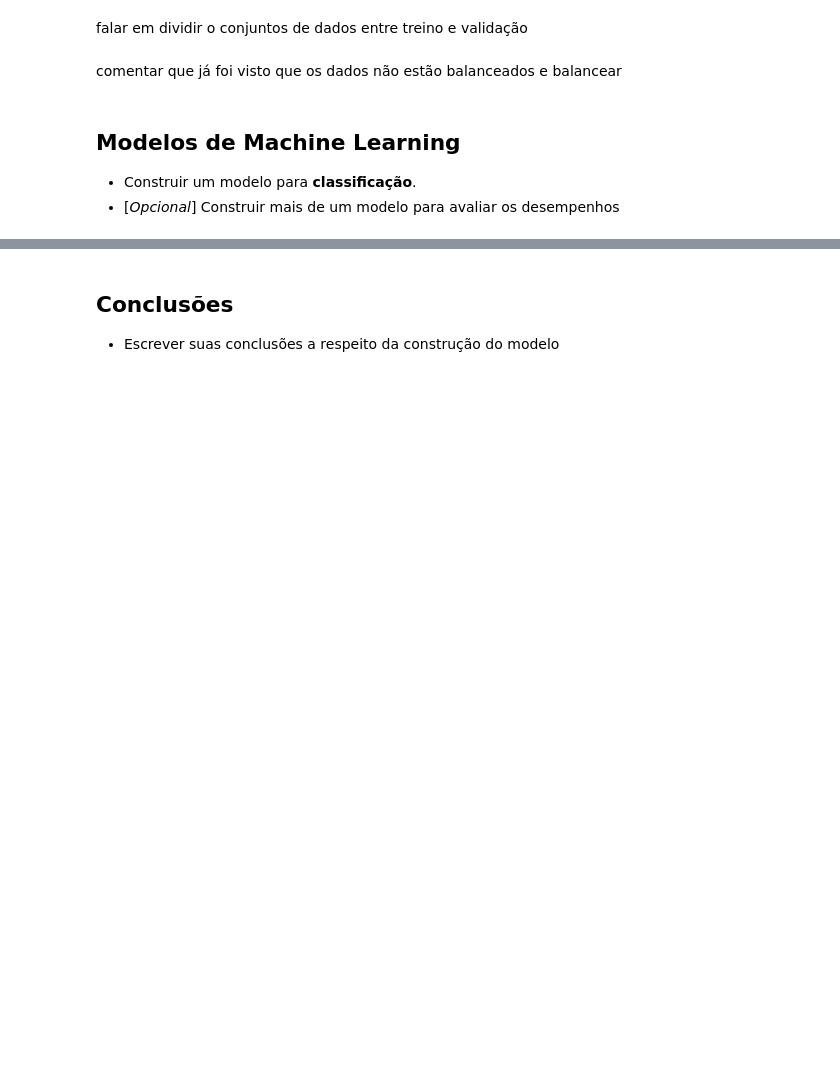
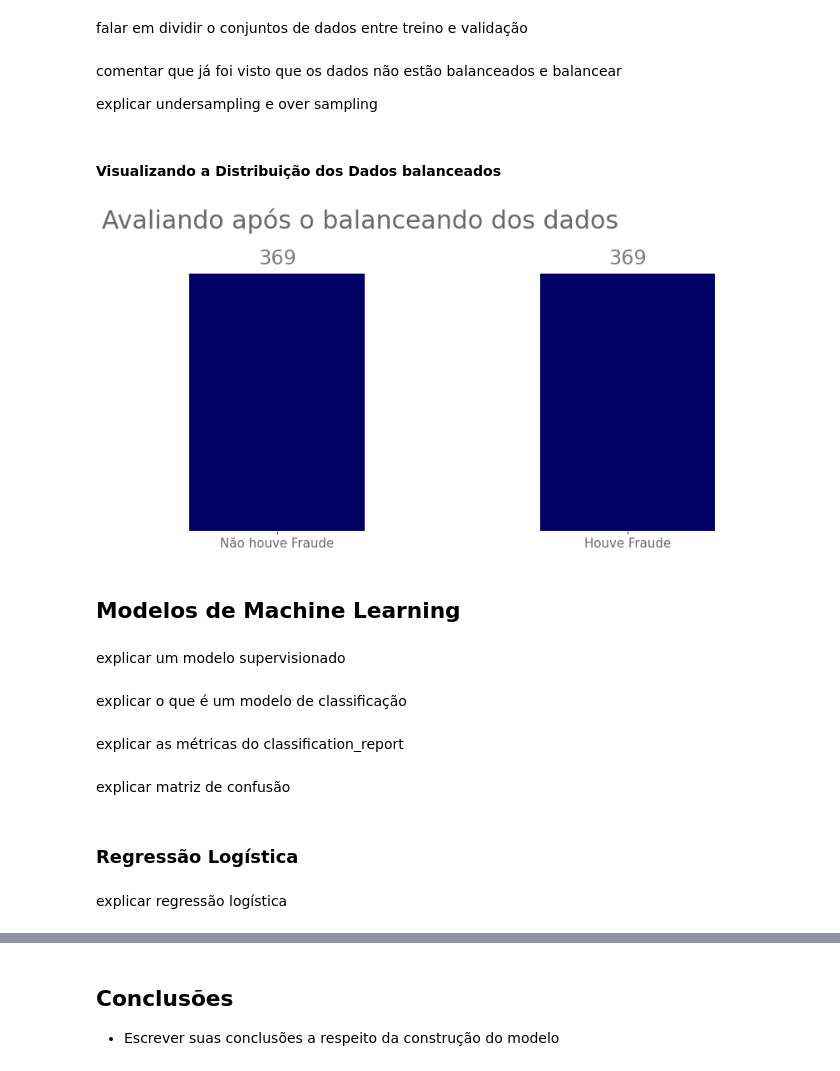
Before and after one commit to FerrazThales/Deteccao_de_fraudes_em_cartoes_de_credito, a Jupyter notebook: Detecção_de_Fraude_em_Cartões_de_Crédito.ipynb, the cells around one changed output, grey strips where cells are left out. Cells and saved outputs as stored; diff of their text form; code cells hidden in the pictures; blank space fills up the shorter version.

```diff
--- a/Detecção_de_Fraude_em_Cartões_de_Crédito.ipynb
+++ b/Detecção_de_Fraude_em_Cartões_de_Crédito.ipynb
@@ -308,11 +352,55 @@ x = df.drop('Class',axis=1)
 y=df.Class
 
 #divindo o dataset em dados de treino e teste
-x_train,x_test,y_train,y_test = train_test_split(x,y)  #devo colocar stratify???
+x_train,x_test,y_train,y_test = train_test_split(x,y,stratify=y,random_state=42)
 # %% [markdown]
 comentar que já foi visto que os dados não estão balanceados e balancear
+
+explicar undersampling e over sampling
-# %% [markdown]
-## Modelos de Machine Learning
-
-* Construir um modelo para **classificação**.
-* [*Opcional*] Construir mais de um modelo para avaliar os desempenhos
+# %%
+#usando uma técnica de undersampling -> elimina aleatoriamente entrada da classe com maior número de ocorrências
+rus = RandomUnderSampler()
+x_rus, y_rus = rus.fit_sample(x_train,y_train)
+# %% [markdown]
+#### Visualizando a Distribuição dos Dados balanceados
+# %%
+#funcao feita para colocar o rotulo de dados em balanceados
+def addlabels_balanceados(x,y):
+  for i in range (len(y)):
+    ax.text(i,y[i] + 15,'{:,}'.format(int(y[i])).replace(',','.'),ha='center',fontsize=24,color='grey')
+# %%
+#criando o figure e o axes no matplotlib
+fig, ax = plt.subplots(figsize=(12,6))
+
+#pegando a contagem de valores da variável Class
+pd.Series(y_rus).value_counts().plot.bar(ax=ax,color='#000066')
+
+#ajustando as configurações para exibição do gráfico
+ax.get_yaxis().set_visible(False)
+ax.set_frame_on(False)
+ax.set_title('Avaliando após o balanceando dos dados',loc='left',pad=40,fontdict={'fontsize':30},color='dimgrey')
+ax.tick_params(axis='x',rotation=0)
+ax.set_xticklabels(['Não houve Fraude','Houve Fraude'],fontdict={'fontsize':15},color='#6a6a6f')
+
+#colocando os rótulos de dados
+addlabels_balanceados(y_rus,pd.Series(y_rus).value_counts())
+
+
+#plotando o gráfico
+plt.tight_layout();
+# %% [output]
+[figure, added]
+# %% [markdown]
+## Modelos de Machine Learning
+# %% [markdown]
+explicar um modelo supervisionado
+# %% [markdown]
+explicar o que é um modelo de classificação
+# %% [markdown]
+explicar as métricas do classification_report
+# %% [markdown]
+explicar matriz de confusão
+# %% [markdown]
+### Regressão Logística
+# %% [markdown]
+explicar regressão logística
```
Also changed, not shown: parts of 43 cells of this notebook.
